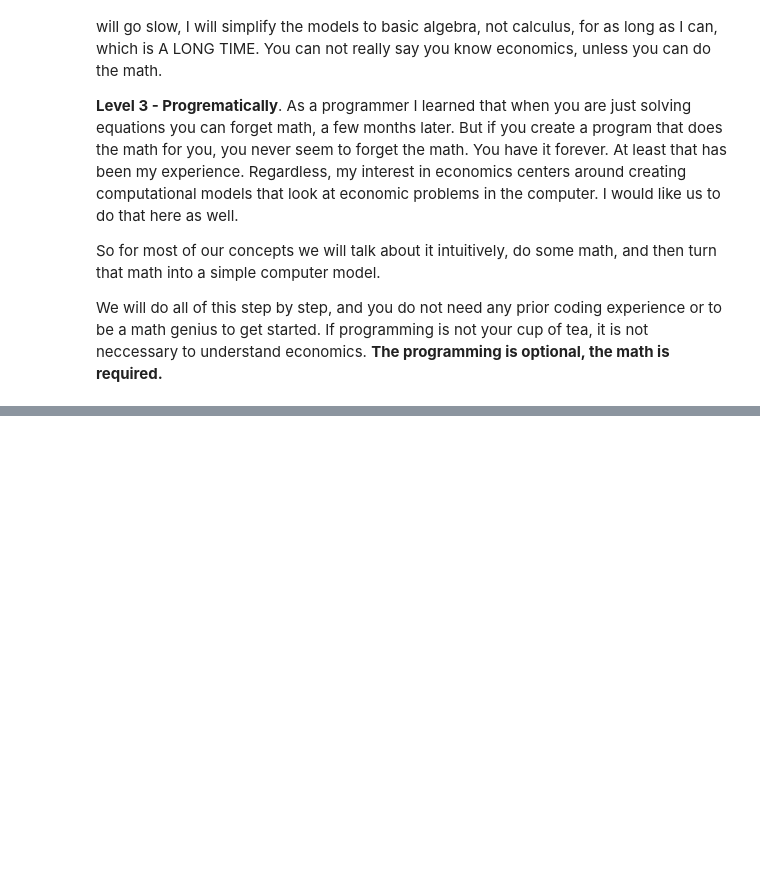
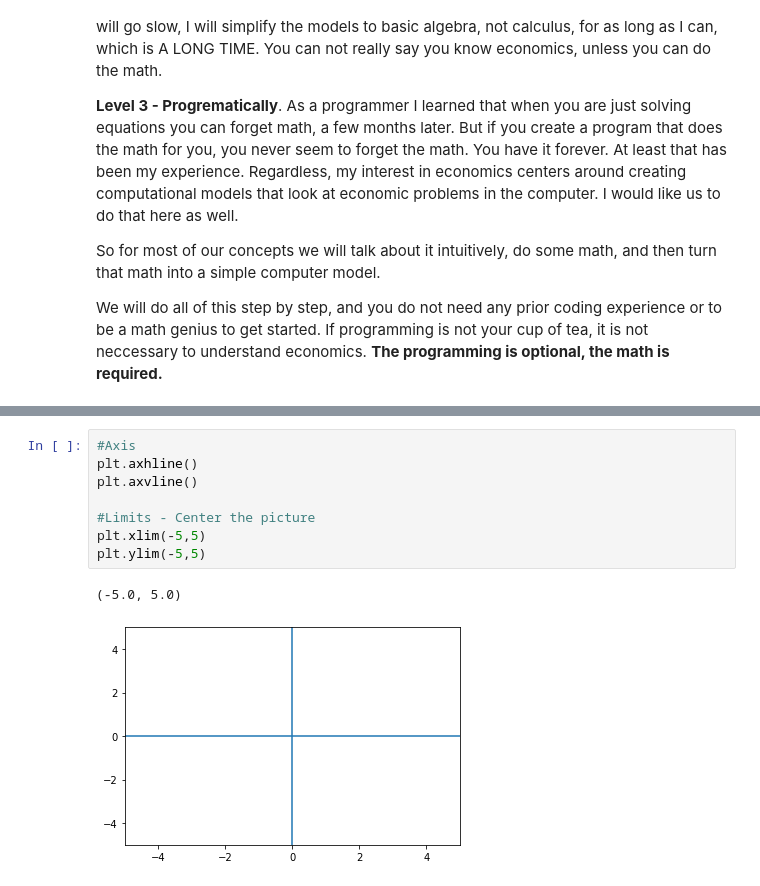
Before and after one commit to RichieSater/economics, a Jupyter notebook: 1_whatEconomics.ipynb, the cells around one changed output, grey strips where cells are left out. Cells and saved outputs as stored; diff of their text form; blank space fills up the shorter version.

```diff
--- a/1_whatEconomics.ipynb
+++ b/1_whatEconomics.ipynb
@@ -96,0 +247,11 @@ plt.show()
+# %%
+#Axis
+plt.axhline()
+plt.axvline()
+
+#Limits - Center the picture
+plt.xlim(-5,5)
+plt.ylim(-5,5)
+# %% [output]
+(-5.0, 5.0)
+[figure, added]
```
Also changed, not shown: parts of 46 cells of this notebook, 6 other files.
